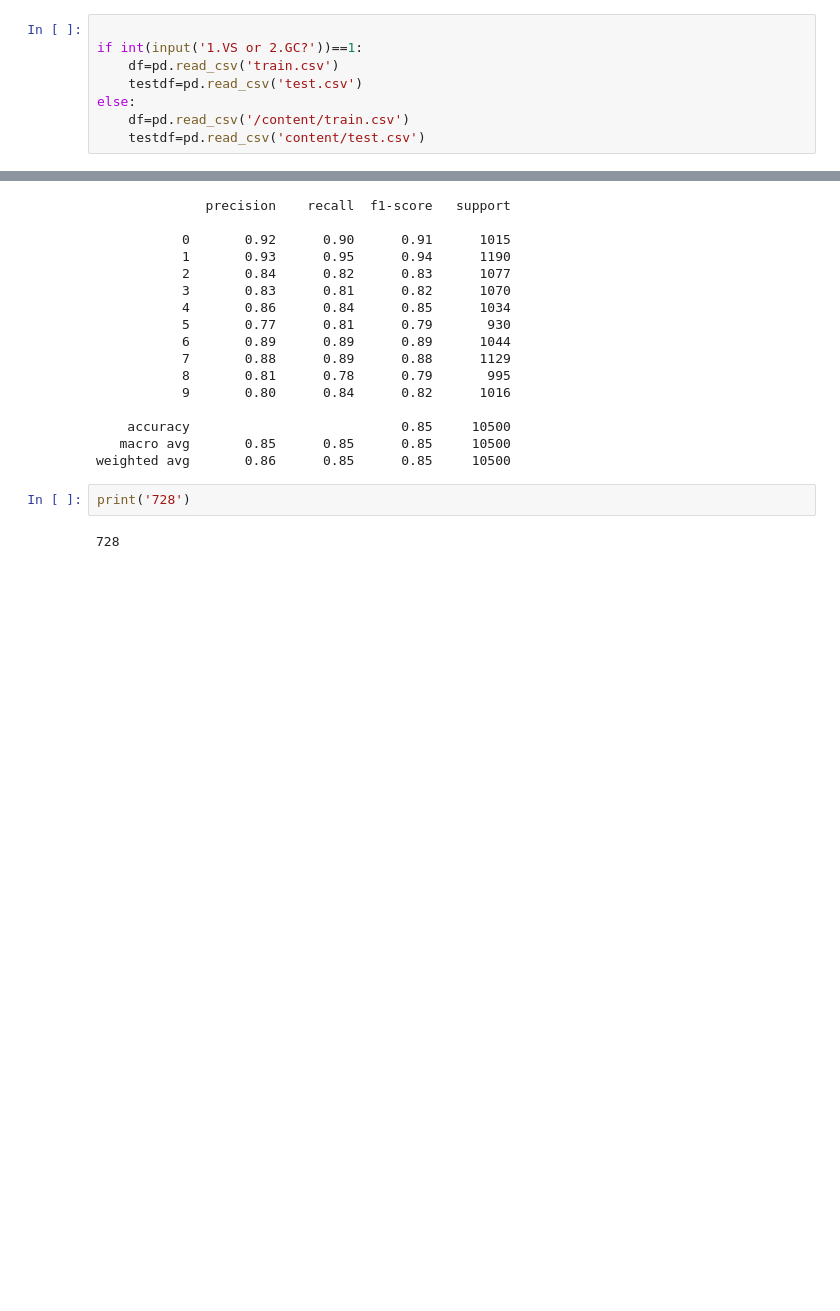
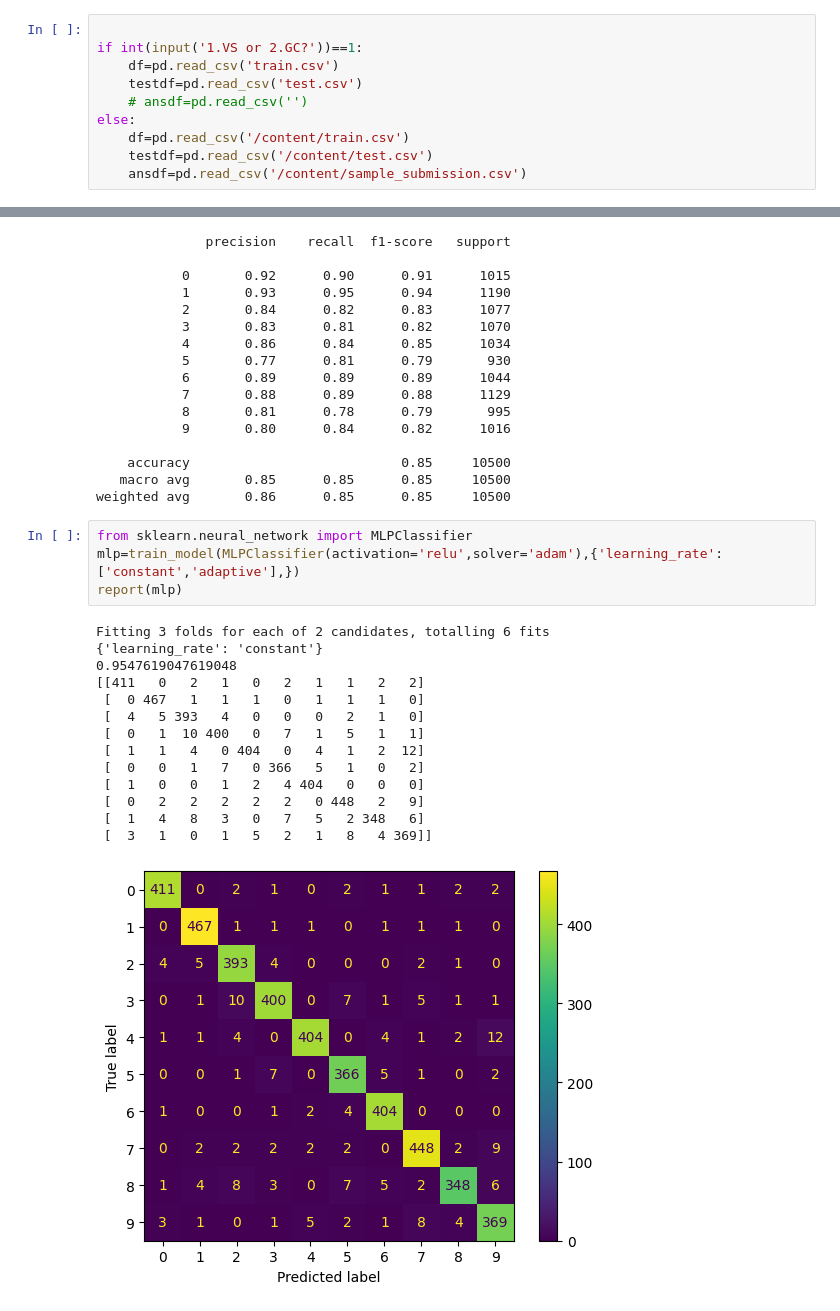
Before and after one commit to yuval728/MLOA, a Jupyter notebook: Exp1/MLOAExp1.ipynb, the cells around one changed output, grey strips where cells are left out. Drawn from its saved outputs; the diff is of its cells as text; blank space fills up the shorter version.

```diff
--- a/Exp1/MLOAExp1.ipynb
+++ b/Exp1/MLOAExp1.ipynb
@@ -11,6 +11,8 @@ from matplotlib import pyplot as plt
 if int(input('1.VS or 2.GC?'))==1:
     df=pd.read_csv('train.csv')
     testdf=pd.read_csv('test.csv')
+    # ansdf=pd.read_csv('')
 else:
     df=pd.read_csv('/content/train.csv')
-    testdf=pd.read_csv('content/test.csv')
+    testdf=pd.read_csv('/content/test.csv')
+    ansdf=pd.read_csv('/content/sample_submission.csv')
@@ -194,7 +202,22 @@ Fitting 3 folds for each of 25 candidates, totalling 75 fits
     accuracy                           0.85     10500
    macro avg       0.85      0.85      0.85     10500
 weighted avg       0.86      0.85      0.85     10500
-# %%
-print('728')
-# %% [output]
-728
+# %%
+from sklearn.neural_network import MLPClassifier
+mlp=train_model(MLPClassifier(activation='relu',solver='adam'),{'learning_rate':['constant','adaptive'],})
+report(mlp)
+# %% [output]
+Fitting 3 folds for each of 2 candidates, totalling 6 fits
+{'learning_rate': 'constant'}
+0.9547619047619048
+[[411   0   2   1   0   2   1   1   2   2]
+ [  0 467   1   1   1   0   1   1   1   0]
+ [  4   5 393   4   0   0   0   2   1   0]
+ [  0   1  10 400   0   7   1   5   1   1]
+ [  1   1   4   0 404   0   4   1   2  12]
+ [  0   0   1   7   0 366   5   1   0   2]
+ [  1   0   0   1   2   4 404   0   0   0]
+ [  0   2   2   2   2   2   0 448   2   9]
+ [  1   4   8   3   0   7   5   2 348   6]
+ [  3   1   0   1   5   2   1   8   4 369]]
+[figure, added]
```
Also changed, not shown: parts of 6 cells of this notebook.
